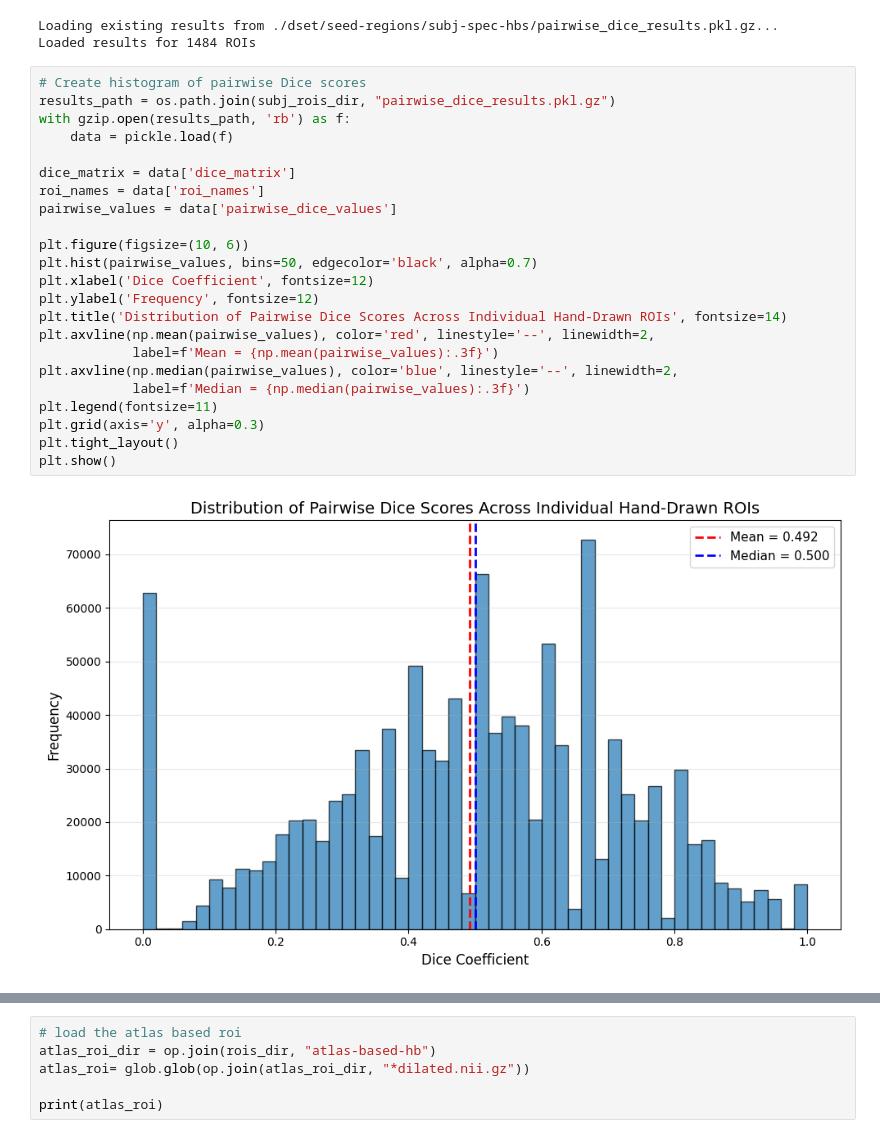
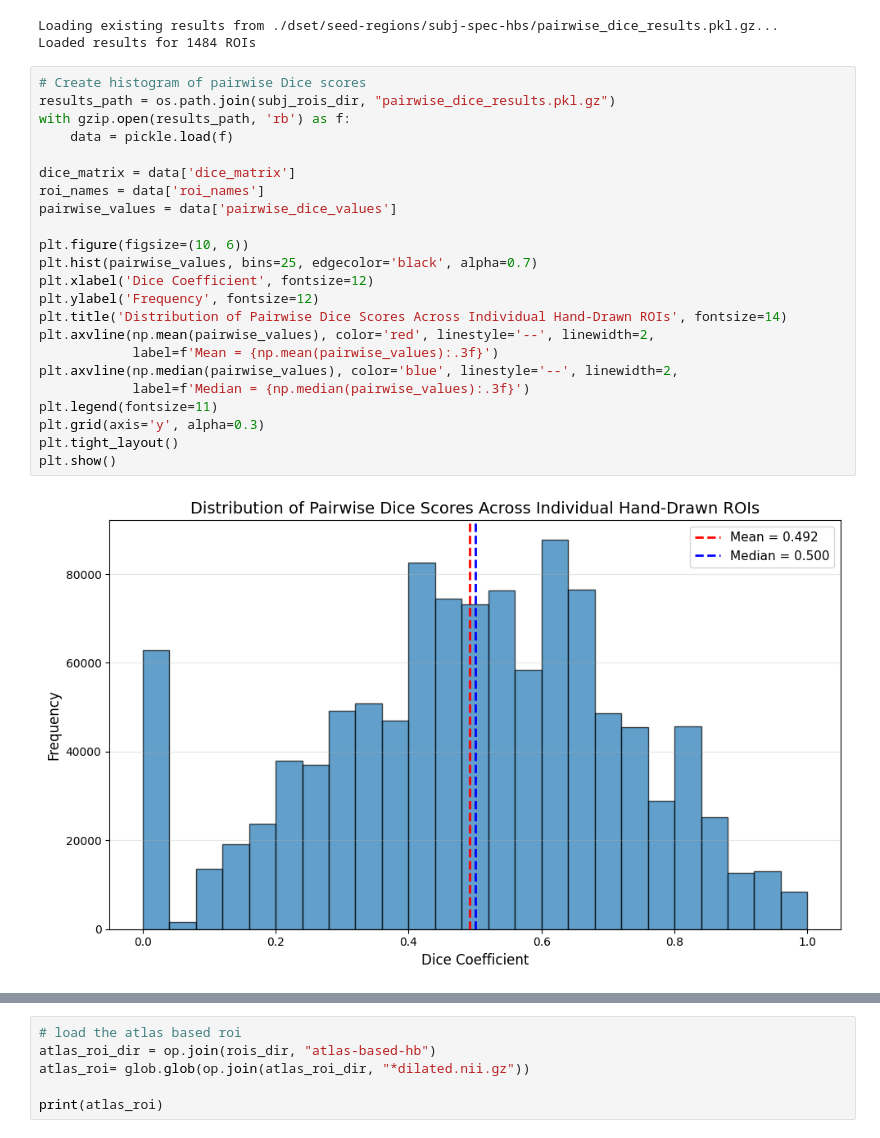
Before and after one commit to chlohamp/habenula-comparison, a Jupyter notebook: roi-comparison.ipynb, the cells around one changed output, grey strips where cells are left out. Saved outputs shown, nothing was run; the diff lists cells and outputs as text.

Commit message:
plotting updates

```diff
--- a/roi-comparison.ipynb
+++ b/roi-comparison.ipynb
@@ -195,28 +195,28 @@ Loaded results for 1484 ROIs
 # %%
 # Create histogram of pairwise Dice scores
 results_path = os.path.join(subj_rois_dir, "pairwise_dice_results.pkl.gz")
 with gzip.open(results_path, 'rb') as f:
     data = pickle.load(f)
 
 dice_matrix = data['dice_matrix']
 roi_names = data['roi_names']
 pairwise_values = data['pairwise_dice_values']
 
 plt.figure(figsize=(10, 6))
-plt.hist(pairwise_values, bins=50, edgecolor='black', alpha=0.7)
+plt.hist(pairwise_values, bins=25, edgecolor='black', alpha=0.7)
 plt.xlabel('Dice Coefficient', fontsize=12)
 plt.ylabel('Frequency', fontsize=12)
 plt.title('Distribution of Pairwise Dice Scores Across Individual Hand-Drawn ROIs', fontsize=14)
 plt.axvline(np.mean(pairwise_values), color='red', linestyle='--', linewidth=2,
             label=f'Mean = {np.mean(pairwise_values):.3f}')
 plt.axvline(np.median(pairwise_values), color='blue', linestyle='--', linewidth=2,
             label=f'Median = {np.median(pairwise_values):.3f}')
 plt.legend(fontsize=11)
 plt.grid(axis='y', alpha=0.3)
 plt.tight_layout()
 plt.show()
 # %% [output]
-[figure, old version]
+[figure, new version]
 # %%
 # Ensure all NIfTI files are loaded, binarized, and saved in AFNI-compatible format
 avg_subj_roi = os.path.join(subj_rois_dir, "subj_averaged_hbroi.nii.gz")
```
Also changed, not shown: parts of 8 cells of this notebook.
